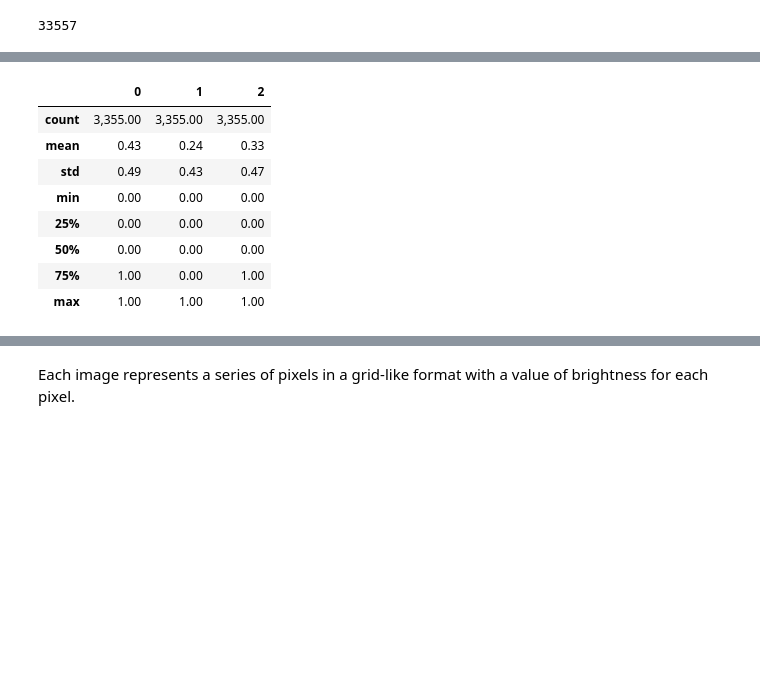
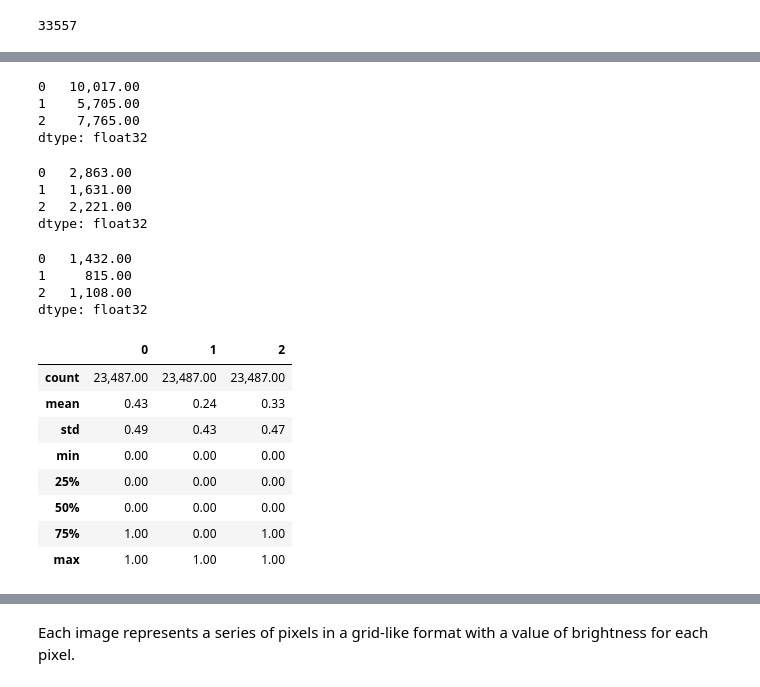
Before and after one commit to marinadunn/thesis, a Jupyter notebook: LSST.ipynb, the cells around one changed output, grey strips where cells are left out. Drawn from its saved outputs; the diff is of its cells as text; code cells hidden in the pictures; blank space fills up the shorter version.

```diff
--- a/CNNs.ipynb
+++ b/LSST.ipynb
@@ -112,7 +193,7 @@ X_valid_1 = X_valid_1[idx]
 # %%
-idx = np.random.choice(len(Y_train), size=len(Y_train), replace=False)
-Y_train = Y_train[idx]
-idx = np.random.choice(len(Y_test), size=len(Y_test), replace=False)
-Y_test = Y_test[idx]
-idx = np.random.choice(len(Y_valid), size=len(Y_valid), replace=False)
-Y_valid = Y_valid[idx]
+%%time
+# shuffle labels
+Y_train = shuffle(Y_train)
+Y_test = shuffle(Y_test)
+Y_valid = shuffle(Y_valid)
+Y_test_sub = shuffle(Y_test_sub)
@@ -124,0 +203,17 @@ X_test_1_sub = X_test_1_sub.astype('float32')
+# %%
+%%time
+# cast data types
+X_train_1 = X_train_1.astype('float32')
+X_test_1 = X_test_1.astype('float32')
+X_valid_1 = X_valid_1.astype('float32')
+X_test_1_sub = X_test_1_sub.astype('float32')
+
+X_train_10 = X_train_10.astype('float32')
+X_test_10 = X_test_10.astype('float32')
+X_valid_10 = X_valid_10.astype('float32')
+X_test_10_sub = X_test_10_sub.astype('float32')
+
+Y_train = Y_train.astype('float32')
+Y_test = Y_test.astype('float32')
+Y_valid = Y_valid.astype('float32')
+Y_test_sub = Y_test_sub.astype('float32')
@@ -138,4 +238,4 @@ Tensorflow Version:  2.9.0
 # %%
-# Y_train_df = pd.DataFrame(Y_train)
-# Y_test_df = pd.DataFrame(Y_test)
-# Y_valid_df = pd.DataFrame(Y_valid)
+Y_train_df = pd.DataFrame(Y_train)
+Y_test_df = pd.DataFrame(Y_test)
+Y_valid_df = pd.DataFrame(Y_valid)
@@ -174,10 +267,31 @@ dtype: int64
+# %%
+Y_train_df.sum()
+# %% [output]
+0   10,017.00
+1    5,705.00
+2    7,765.00
+dtype: float32
+# %%
+Y_test_df.sum()
+# %% [output]
+0   2,863.00
+1   1,631.00
+2   2,221.00
+dtype: float32
+# %%
+Y_valid_df.sum()
+# %% [output]
+0   1,432.00
+1     815.00
+2   1,108.00
+dtype: float32
 # %%
-# Y_train_df.describe()
+Y_train_df.describe()
 # Y_test_df.describe()
 # Y_valid_df.describe()
 # %% [output]
 |  | 0 | 1 | 2 |
-| count | 3,355.00 | 3,355.00 | 3,355.00 |
+| count | 23,487.00 | 23,487.00 | 23,487.00 |
 | mean | 0.43 | 0.24 | 0.33 |
 | std | 0.49 | 0.43 | 0.47 |
 | min | 0.00 | 0.00 | 0.00 |
```
Also changed, not shown: parts of 99 cells of this notebook.
